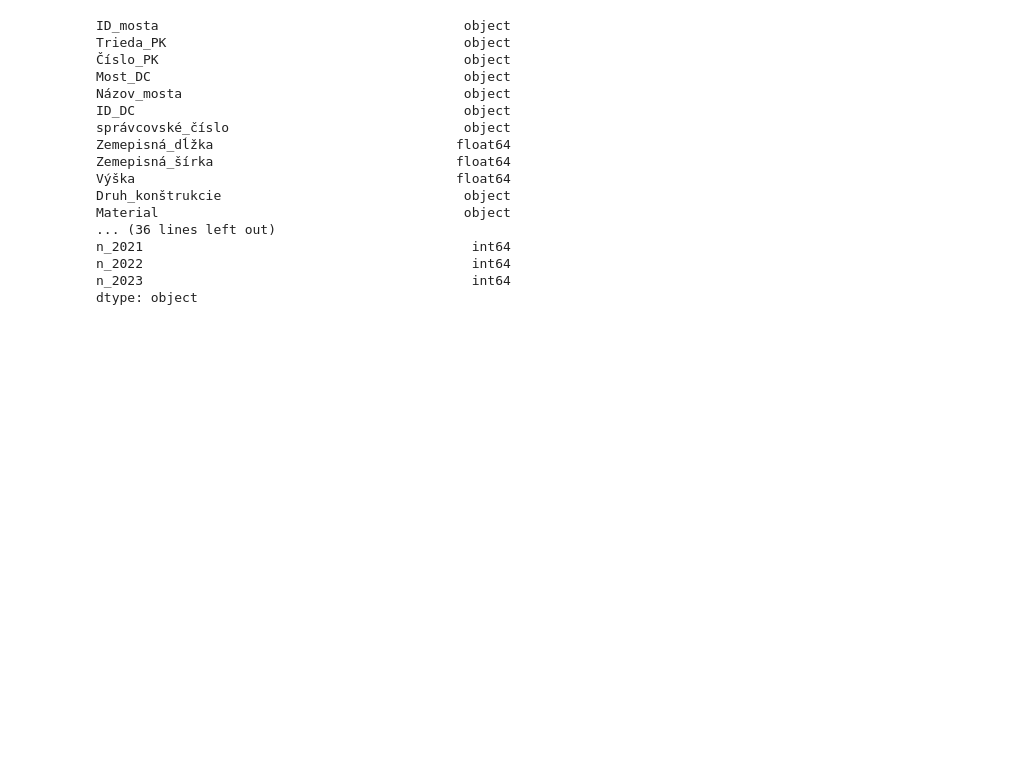
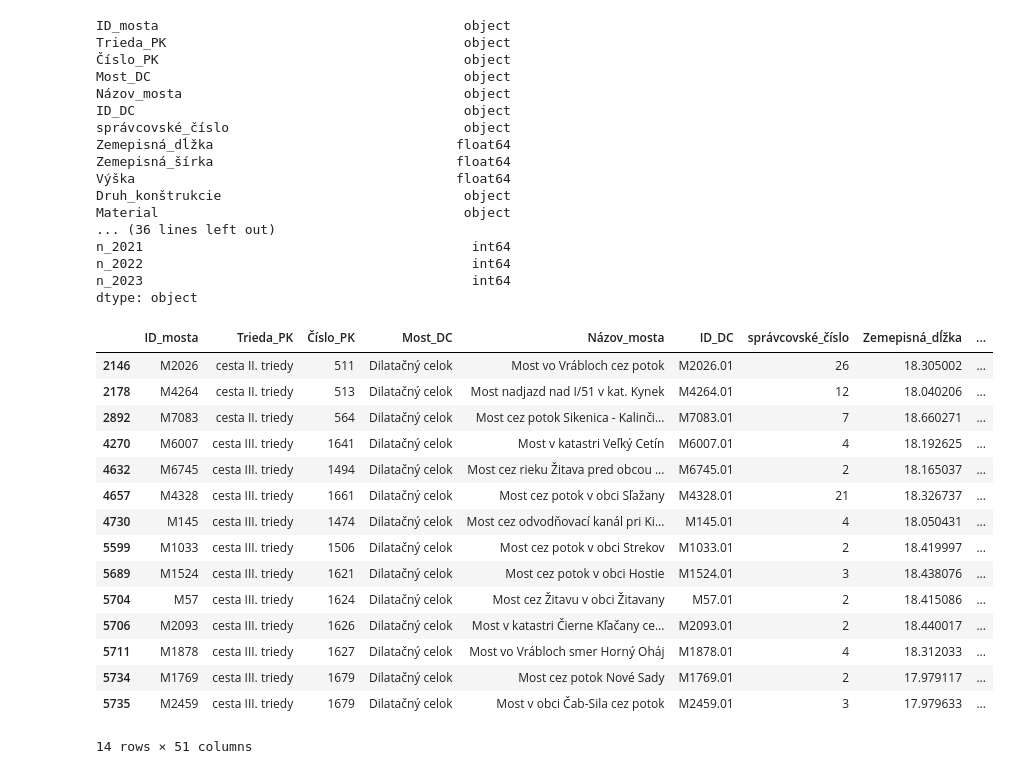
Before and after one commit to Medvedku/Bridges, a Jupyter notebook: Nitra/00_maps.ipynb, the cells around one changed output. Saved outputs shown, nothing was run; the diff lists cells and outputs as text; code cells hidden in the pictures; blank space fills up the shorter version.

```diff
--- a/Nitra/00_maps.ipynb
+++ b/Nitra/00_maps.ipynb
@@ -1,21 +1,22 @@
 # %%
 import pandas as pd
 
-# Define the file path
-nodes_path = r"C:\Users\Doktor\Documents\GitHub\Bridges\Data\Nodes_processed.csv"
-roads_path = r"C:\Users\Doktor\Documents\GitHub\Bridges\Data\Roads_processed.csv"
+# # Define the file path
+# nodes_path = r"C:\Users\Doktor\Documents\GitHub\Bridges\Data\Nodes_processed.csv"
+# roads_path = r"C:\Users\Doktor\Documents\GitHub\Bridges\Data\Roads_processed.csv"
 bridges_path = r"C:\Users\Doktor\Documents\GitHub\Bridges\Data\Bridges_processed.csv"
-bridges_selected_path = r"C:\Users\Doktor\Documents\GitHub\Bridges\Data\Bridges_selected.csv"
-survey_path = r"C:\Users\Doktor\Documents\GitHub\Bridges\Data\surveys\Survey.csv"
+bridges_path = r'C:\Users\relia\Documents\GitHub\Bridges\Data\Bridges_processed.csv'
+# bridges_selected_path = r"C:\Users\Doktor\Documents\GitHub\Bridges\Data\Bridges_selected.csv"
+# survey_path = r"C:\Users\Doktor\Documents\GitHub\Bridges\Data\surveys\Survey.csv"
 
 
-# Load the CSV data into a DataFrame
-df_nodes = pd.read_csv(nodes_path, encoding='utf-8', delimiter=',')
-df_roads = pd.read_csv(roads_path, encoding='utf-8', delimiter=',')
+# # Load the CSV data into a DataFrame
+# df_nodes = pd.read_csv(nodes_path, encoding='utf-8', delimiter=',')
+# df_roads = pd.read_csv(roads_path, encoding='utf-8', delimiter=',')
 df_bridges_all = pd.read_csv(bridges_path, encoding='utf-8', delimiter=',')
-df_bridges_sel = pd.read_csv(
-    bridges_selected_path, encoding='utf-8', delimiter=',')
-df_survey = pd.read_csv(survey_path, encoding='utf-8', delimiter=',')
+# df_bridges_sel = pd.read_csv(
+#     bridges_selected_path, encoding='utf-8', delimiter=',')
+# df_survey = pd.read_csv(survey_path, encoding='utf-8', delimiter=',')
 # %%
 import pandas as pd
 
@@ -51,11 +52,42 @@ n_2022                                          int64
 n_2023                                          int64
 dtype: object
 # %%
-bridges_Nitra = ["M57", "M145", "M741", "M1033", "M1524", "M1769",
-                 "M1878", "M2026", "M2093", "M2459", "M4264", "M4328",
-                 "M5728", "M6007", "M6174", "M6734", "M6745", "M7083",
-                 "M7383"]
+bridges_Nitra = [
+"M57",
+"M145",
+"M1033",
+"M1524",
+"M1769",
+"M1878",
+"M2026",
+"M2093",
+"M2459",
+"M4328",
+"M4264",
+"M6007",
+"M6745",
+"M7083"]
+
 
 # Filter the DataFrame to include only bridges in Nitra
 filtered_bridges_Nitra = df_bridges_all[df_bridges_all['ID_mosta'].isin(
     bridges_Nitra)]
+# %%
+filtered_bridges_Nitra
+# %% [output]
+|  | ID_mosta | Trieda_PK | Číslo_PK | Most_DC | Názov_mosta | ID_DC | správcovské_číslo | Zemepisná_dĺžka | ... |
+| 2146 | M2026 | cesta II. triedy | 511 | Dilatačný celok | Most vo Vrábloch cez potok | M2026.01 | 26 | 18.305002 | ... |
+| 2178 | M4264 | cesta II. triedy | 513 | Dilatačný celok | Most nadjazd nad I/51 v kat. Kynek | M4264.01 | 12 | 18.040206 | ... |
+| 2892 | M7083 | cesta II. triedy | 564 | Dilatačný celok | Most cez potok Sikenica - Kalinči... | M7083.01 | 7 | 18.660271 | ... |
+| 4270 | M6007 | cesta III. triedy | 1641 | Dilatačný celok | Most v katastri Veľký Cetín | M6007.01 | 4 | 18.192625 | ... |
+| 4632 | M6745 | cesta III. triedy | 1494 | Dilatačný celok | Most cez rieku Žitava pred obcou ... | M6745.01 | 2 | 18.165037 | ... |
+| 4657 | M4328 | cesta III. triedy | 1661 | Dilatačný celok | Most cez potok v obci Sľažany | M4328.01 | 21 | 18.326737 | ... |
+| 4730 | M145 | cesta III. triedy | 1474 | Dilatačný celok | Most cez odvodňovací kanál pri Ki... | M145.01 | 4 | 18.050431 | ... |
+| 5599 | M1033 | cesta III. triedy | 1506 | Dilatačný celok | Most cez potok v obci Strekov | M1033.01 | 2 | 18.419997 | ... |
+| 5689 | M1524 | cesta III. triedy | 1621 | Dilatačný celok | Most cez potok v obci Hostie | M1524.01 | 3 | 18.438076 | ... |
+| 5704 | M57 | cesta III. triedy | 1624 | Dilatačný celok | Most cez Žitavu v obci Žitavany | M57.01 | 2 | 18.415086 | ... |
+| 5706 | M2093 | cesta III. triedy | 1626 | Dilatačný celok | Most v katastri Čierne Kľačany ce... | M2093.01 | 2 | 18.440017 | ... |
+| 5711 | M1878 | cesta III. triedy | 1627 | Dilatačný celok | Most vo Vrábloch smer Horný Oháj | M1878.01 | 4 | 18.312033 | ... |
+| 5734 | M1769 | cesta III. triedy | 1679 | Dilatačný celok | Most cez potok Nové Sady | M1769.01 | 2 | 17.979117 | ... |
+| 5735 | M2459 | cesta III. triedy | 1679 | Dilatačný celok | Most v obci Čab-Sila cez potok | M2459.01 | 3 | 17.979633 | ... |
+14 rows × 51 columns
```
Also changed, not shown: parts of 9 cells of this notebook, 1 other file.
